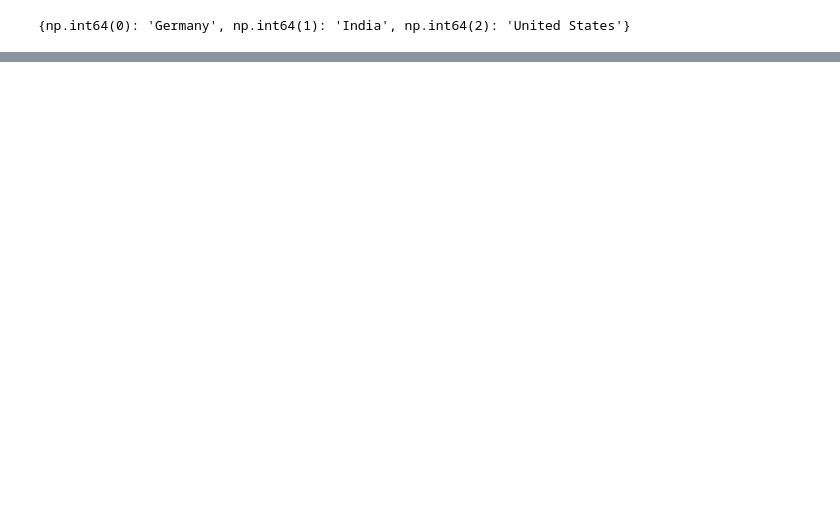
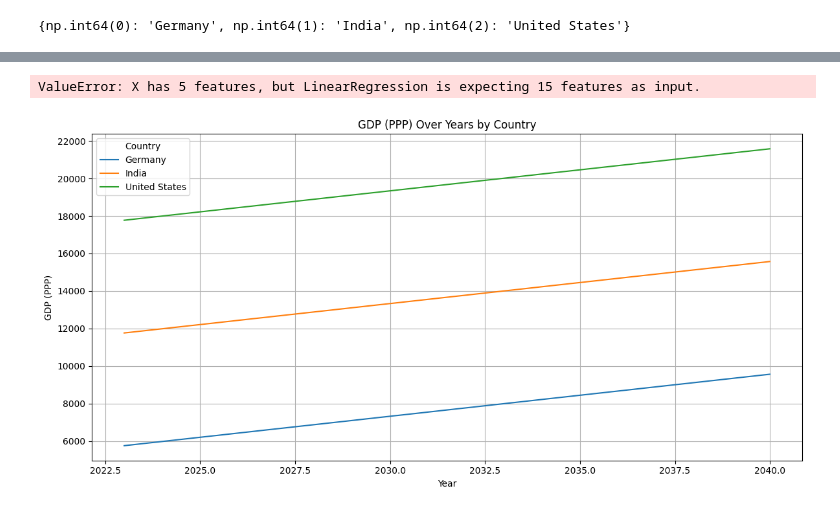
Before and after one commit to sathyaNEU/eco-gdp-predictor, a Jupyter notebook: notebook/model/start.ipynb, the cells around one changed output, grey strips where cells are left out. Drawn from its saved outputs; the diff is of its cells as text; code cells hidden in the pictures; blank space fills up the shorter version.

```diff
--- a/notebook/model/start.ipynb
+++ b/notebook/model/start.ipynb
@@ -43,0 +255,3 @@ MultiOutputRegressor(estimator=LinearRegression())
+# %%
+model = LinearRegression()
+model.fit(X_train, Y_train)
@@ -69,4 +281,19 @@ test_data_prep_df = pd.DataFrame(test_data_prep)
+# %%
+test_data_prep = [
+    {
+        'Year':year,
+        'Entity_encoded':entity,
+        'fr':models['fr'].predict(pd.DataFrame([{'Year':year,'Entity_encoded':entity}]))[0],
+        'median_age':models['median_age'].predict(pd.DataFrame([{'Year':year,'Entity_encoded':entity}]))[0],
+        'we_avg_yr':models['we_avg_yr'].predict(pd.DataFrame([{'Year':year,'Entity_encoded':entity}]))[0]
+    }
+    for entity in data['Entity_encoded'].unique().tolist() for year in pred_year_range
+    ]
+test_data_prep_df = pd.DataFrame(test_data_prep)
+# %%
+raw_pred_data = model.predict(test_data_prep_df)
+# %% [output]
+ValueError: X has 5 features, but LinearRegression is expecting 15 features as input.
 # %%
-predicted_values = model.predict(test_data_prep_df)
-pred_data = [{'Entity':entity_mapper[i['Entity_encoded']],'Year':i['Year'] ,'emp_pop_ratio': predicted_values[index][1],'fr_ratio':predicted_values[index][2],'gdp_ppp':predicted_values[index][0]}for index,i in enumerate(test_data_prep)]
+pred_data = [{'Entity':entity_mapper[i['Entity_encoded']],'Year':i['Year'] ,'gdp_ppp': raw_pred_data[index][0]} for index,i in enumerate(test_data_prep)]
 pred_data_df = pd.DataFrame(pred_data)
@@ -74,0 +300,26 @@ result_df = pd.concat([pred_data_df,data[['Entity','Year','emp_pop_ratio','fr_ra
+# %%
+# Create the line chart
+import matplotlib.pyplot as plt
+import seaborn as sns
+
+plt.figure(figsize=(12, 6))
+sns.lineplot(
+    data=pred_data_df,
+    x='Year',
+    y='gdp_ppp',
+    hue='Entity',  # Different lines for each country
+    palette='tab10'  # Optional color palette
+)
+
+# Customize the plot
+plt.title('GDP (PPP) Over Years by Country')
+plt.xlabel('Year')
+plt.ylabel('GDP (PPP)')
+plt.legend(title='Country')
+plt.grid(True)
+plt.tight_layout()
+
+# Show the plot
+plt.show()
+# %% [output]
+[figure, added]
```
Also changed, not shown: parts of 24 cells of this notebook, 3 other files.
